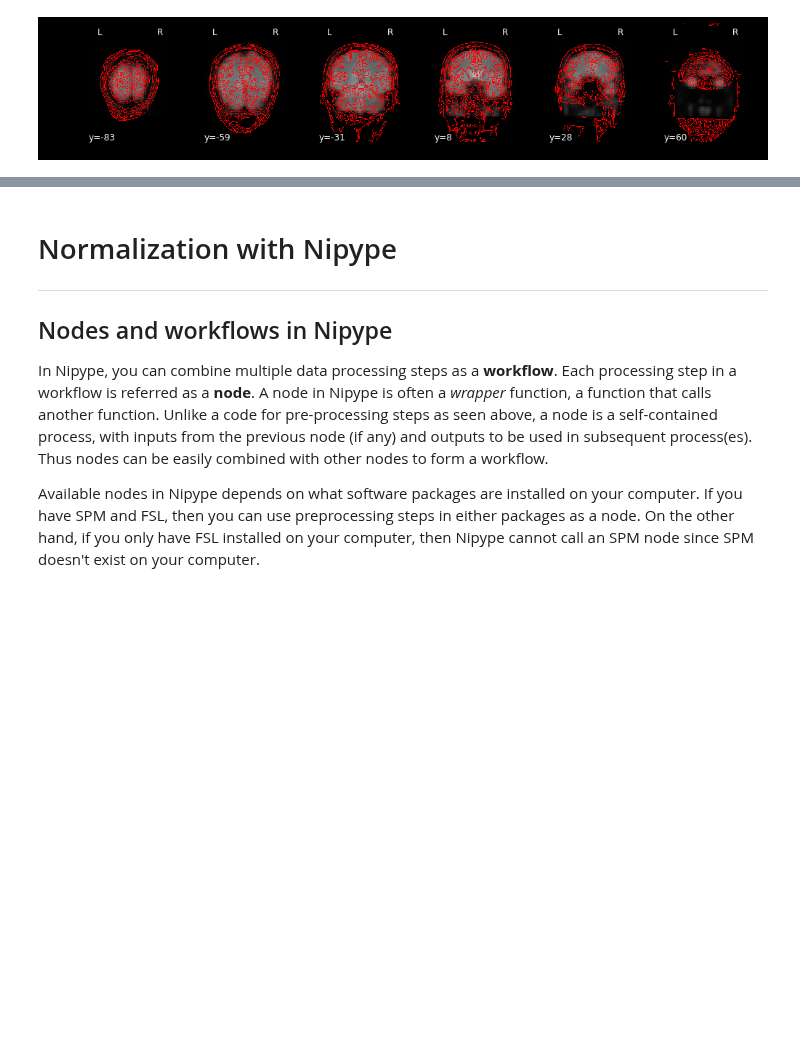
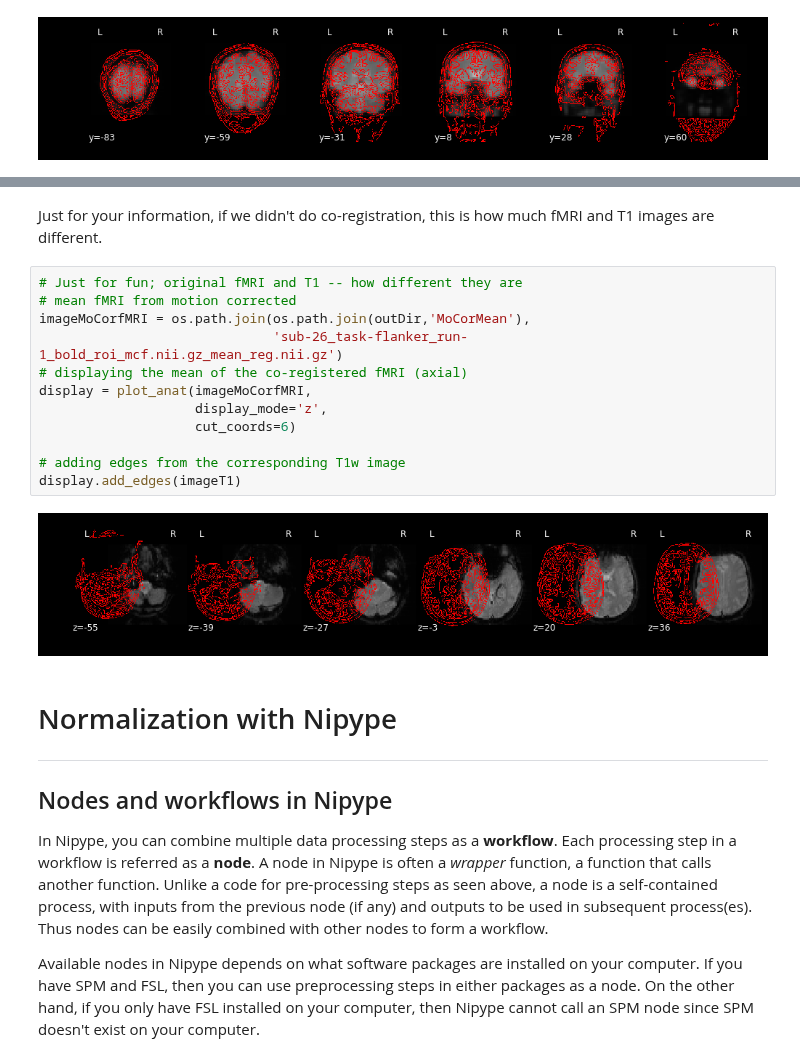
Before and after one commit to sathayas/JupyterfMRIFall2019, a Jupyter notebook: Normalization.ipynb, the cells around one changed output, grey strips where cells are left out. Cells and saved outputs as stored; diff of their text form; blank space fills up the shorter version.

Commit message:
Co-registration section completed

```diff
--- a/Normalization.ipynb
+++ b/Normalization.ipynb
@@ -418,3 +333,19 @@ In a typical normalization process with SPM or FSL, you may be able to choose a
+# %% [markdown]
+Just for your information, if we didn't do co-registration, this is how much fMRI and T1 images are different.
+# %%
+# Just for fun; original fMRI and T1 -- how different they are
+# mean fMRI from motion corrected
+imageMoCorfMRI = os.path.join(os.path.join(outDir,'MoCorMean'),
+                              'sub-26_task-flanker_run-1_bold_roi_mcf.nii.gz_mean_reg.nii.gz')
+# displaying the mean of the co-registered fMRI (axial)
+display = plot_anat(imageMoCorfMRI,
+                    display_mode='z',
+                    cut_coords=6)
+
+# adding edges from the corresponding T1w image
+display.add_edges(imageT1)
+# %% [output]
+[figure, added]
 # %% [markdown]
 # Normalization with Nipype
 <hr style="height:1px;border:none" />
```
Also changed, not shown: parts of 6 cells of this notebook.
